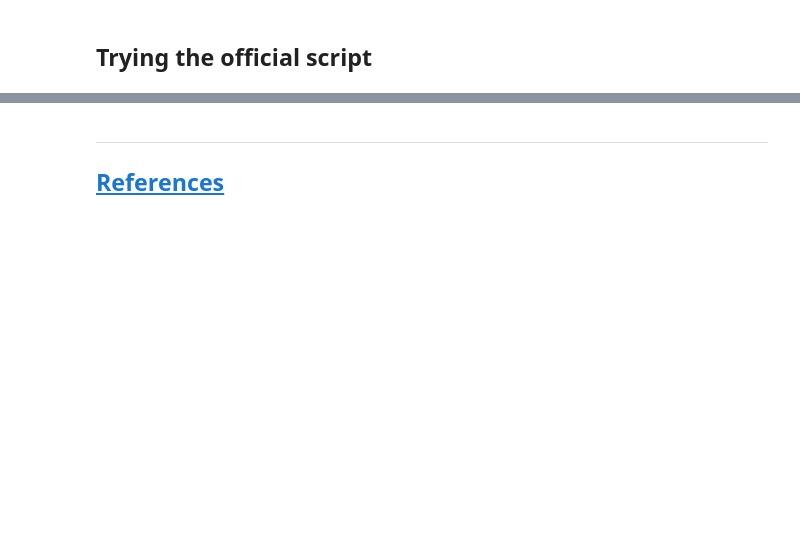
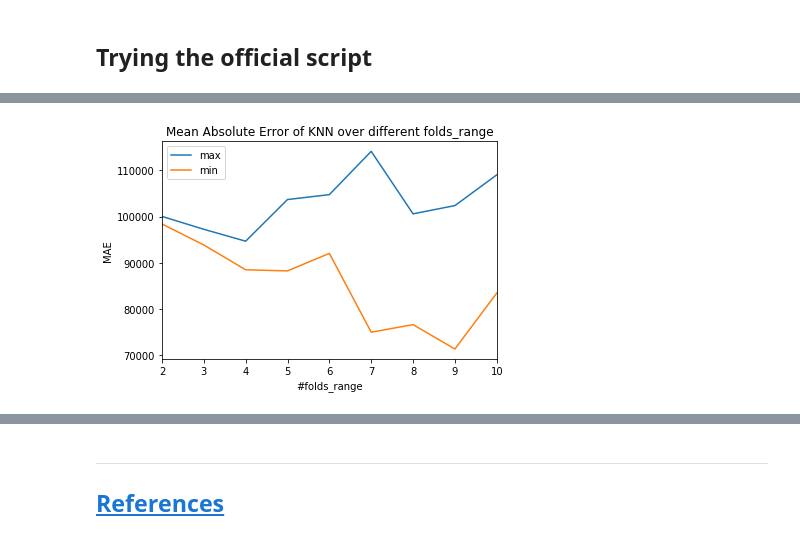
Before and after one commit to carlosjuribe/examples-in-python, a Jupyter notebook: k-nearest-neighbors/Ch3_K-NearestNeighbours.ipynb, the cells around one changed output, grey strips where cells are left out. Saved outputs shown, nothing was run; the diff lists cells and outputs as text; code cells hidden in the pictures; blank space fills up the shorter version.

```diff
--- a/k-nearest-neighbors/Ch3_K-NearestNeighbours.ipynb
+++ b/k-nearest-neighbors/Ch3_K-NearestNeighbours.ipynb
@@ -229,2 +252,13 @@ tada()
 # %%
 def main():
+# %%
+def main():
+    regression_test = RegressionTest()
+    regression_test.load_csv_file('king_county_data_geocoded.csv', 1000)
+    regression_test.plot_error_rates()
+# %%
+main()
+
+tada()
+# %% [output]
+[figure, added]
```
Also changed, not shown: parts of 14 cells of this notebook, 5 other files.
